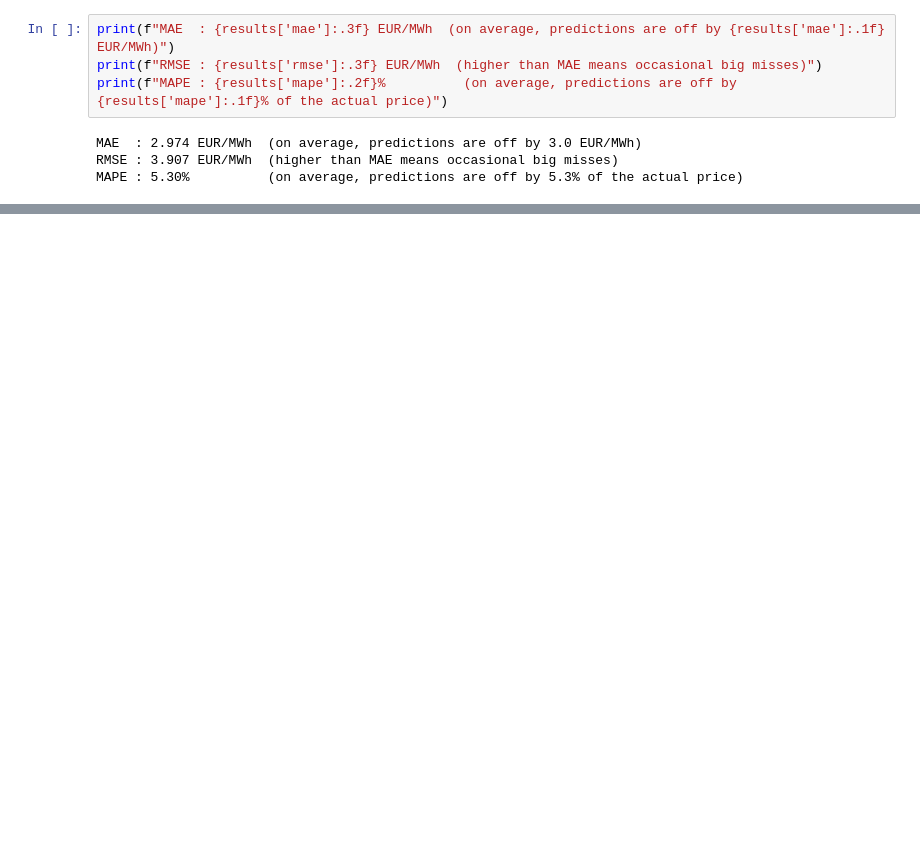
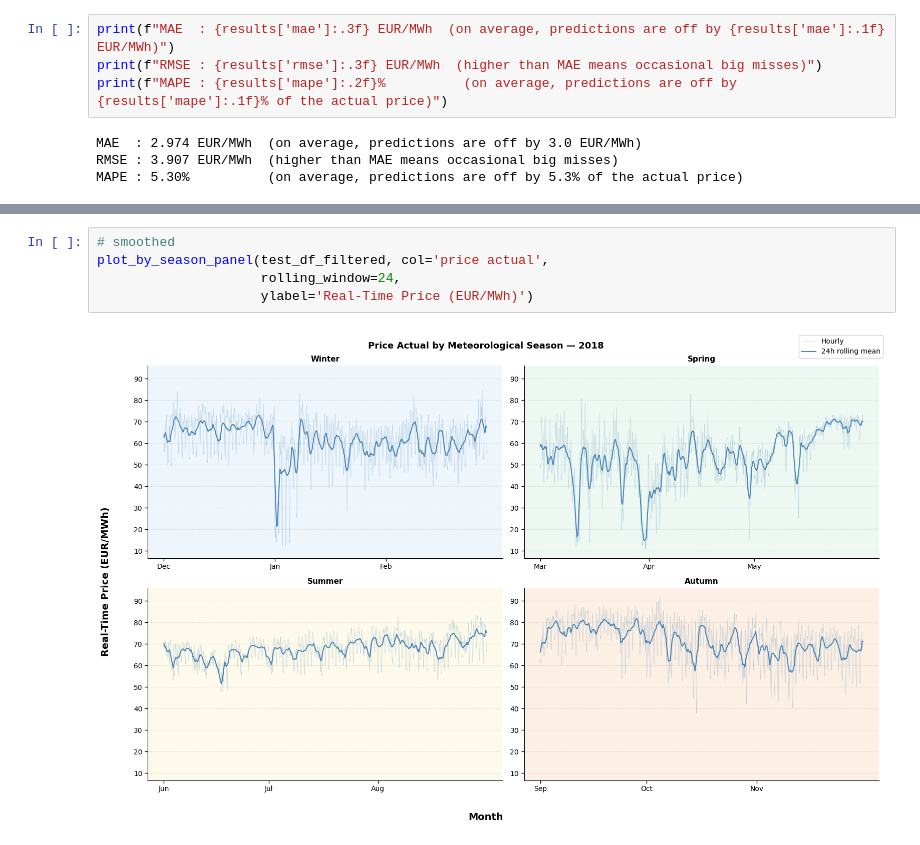
Before and after one commit to amukherjee25/forecasting-electricity-prices, a Jupyter notebook: notebooks/transformer/model_transformer_actual_price_rev2.ipynb, the cells around one changed output, grey strips where cells are left out. Drawn from its saved outputs; the diff is of its cells as text; blank space fills up the shorter version.

```diff
--- a/notebooks/transformer/model_transformer_actual_price_rev2.ipynb
+++ b/notebooks/transformer/model_transformer_actual_price_rev2.ipynb
@@ -985,0 +1162,7 @@ MAPE : 5.30%          (on average, predictions are off by 5.3% of the actual pri
+# %%
+# smoothed
+plot_by_season_panel(test_df_filtered, col='price actual',
+                     rolling_window=24,
+                     ylabel='Real-Time Price (EUR/MWh)')
+# %% [output]
+[figure, added]
```
Also changed, not shown: parts of 23 cells of this notebook, 2 other files.
